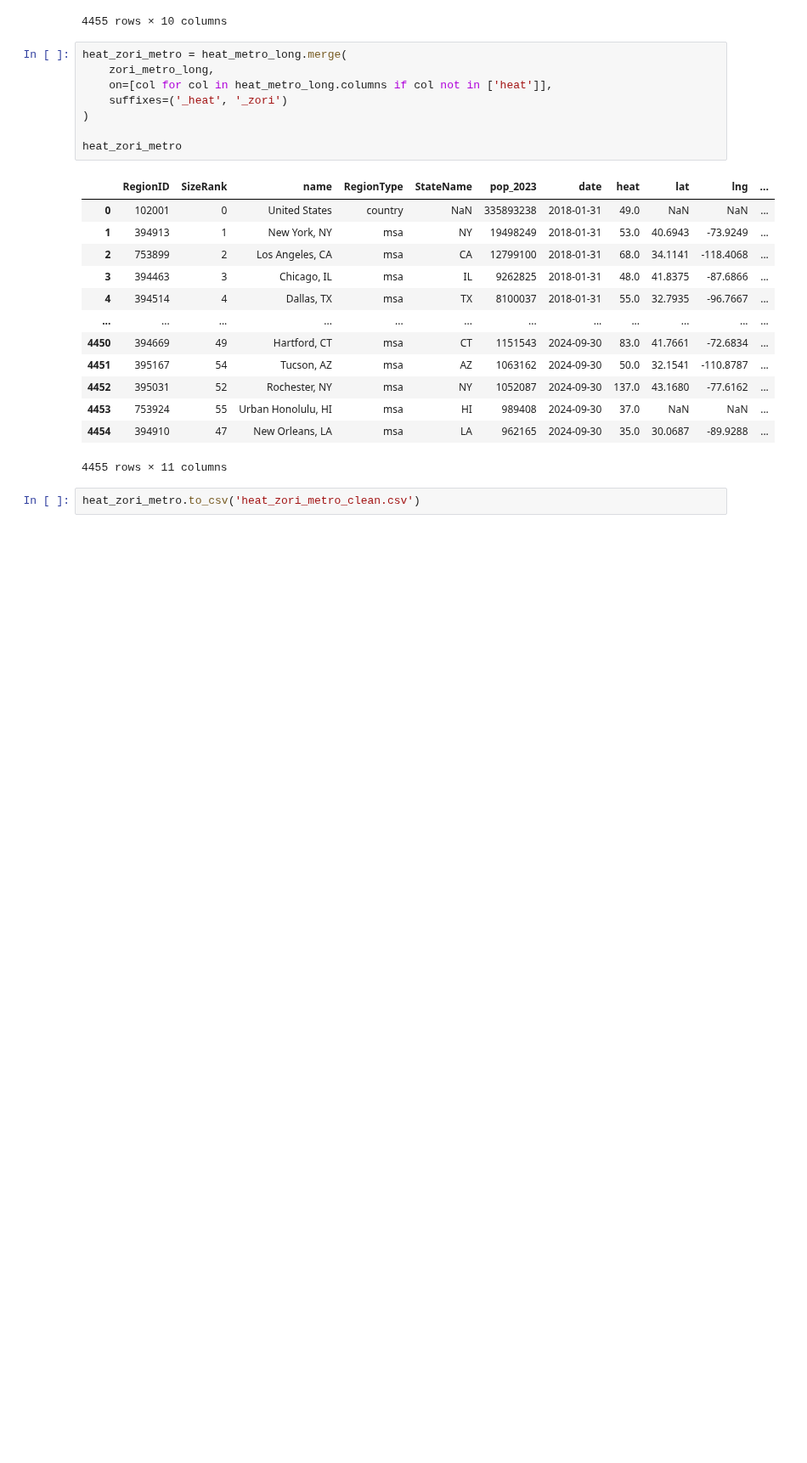
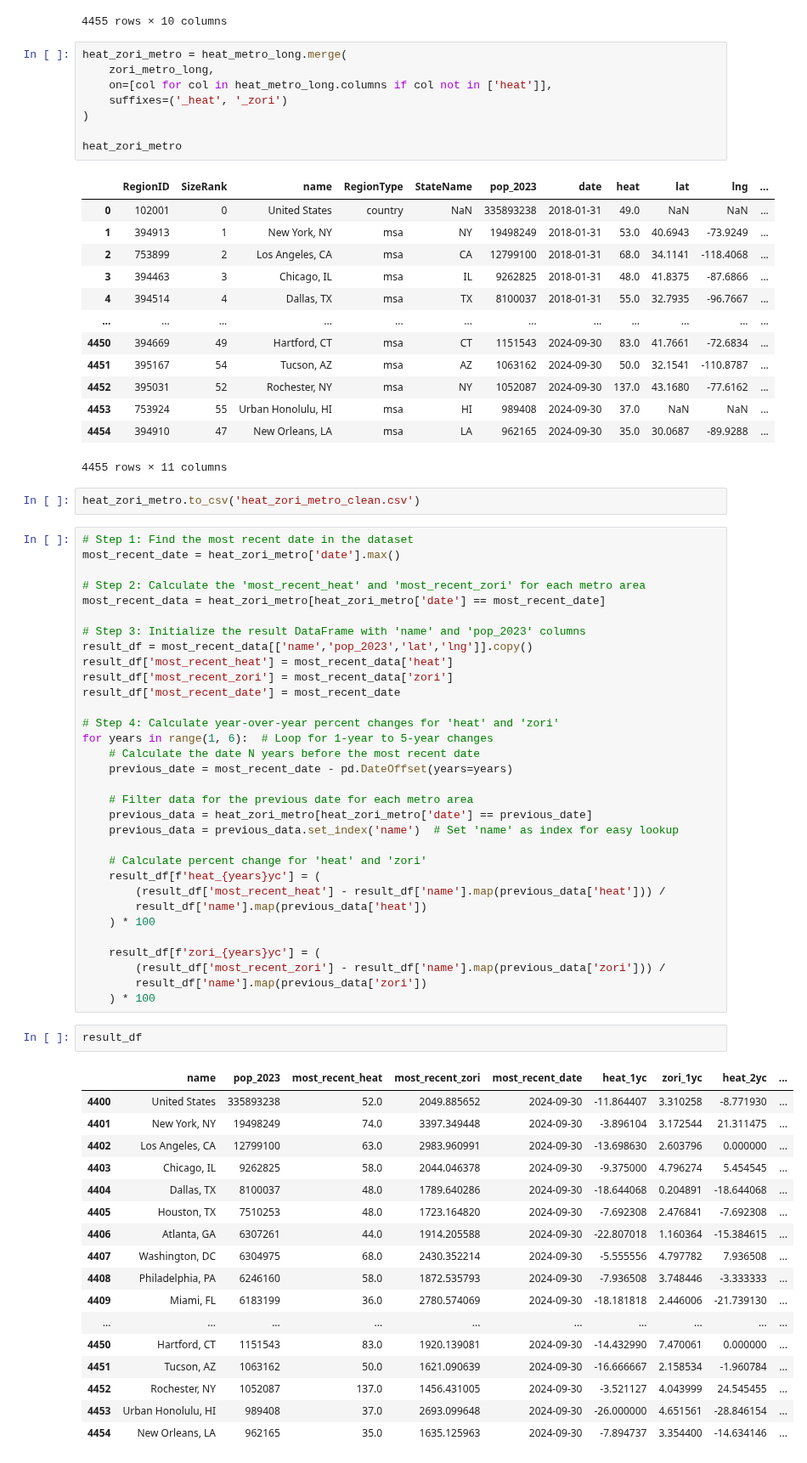
Before and after one commit to gmelmed/gmelmed.github.io, a Jupyter notebook: final_project/zillow_data_cleaning.ipynb, the cells around one changed output. Shown at 85% size. Cells and saved outputs as stored; diff of their text form; blank space fills up the shorter version.

```diff
--- a/final_project/zillow_data_cleaning.ipynb
+++ b/final_project/zillow_data_cleaning.ipynb
@@ -302,3 +302,55 @@ heat_zori_metro
 4455 rows × 11 columns
 # %%
 heat_zori_metro.to_csv('heat_zori_metro_clean.csv')
+# %%
+# Step 1: Find the most recent date in the dataset
+most_recent_date = heat_zori_metro['date'].max()
+
+# Step 2: Calculate the 'most_recent_heat' and 'most_recent_zori' for each metro area
+most_recent_data = heat_zori_metro[heat_zori_metro['date'] == most_recent_date]
+
+# Step 3: Initialize the result DataFrame with 'name' and 'pop_2023' columns
+result_df = most_recent_data[['name','pop_2023','lat','lng']].copy()
+result_df['most_recent_heat'] = most_recent_data['heat']
+result_df['most_recent_zori'] = most_recent_data['zori']
+result_df['most_recent_date'] = most_recent_date
+
+# Step 4: Calculate year-over-year percent changes for 'heat' and 'zori'
+for years in range(1, 6):  # Loop for 1-year to 5-year changes
+    # Calculate the date N years before the most recent date
+    previous_date = most_recent_date - pd.DateOffset(years=years)
+
+    # Filter data for the previous date for each metro area
+    previous_data = heat_zori_metro[heat_zori_metro['date'] == previous_date]
+    previous_data = previous_data.set_index('name')  # Set 'name' as index for easy lookup
+
+    # Calculate percent change for 'heat' and 'zori'
+    result_df[f'heat_{years}yc'] = (
+        (result_df['most_recent_heat'] - result_df['name'].map(previous_data['heat'])) /
+        result_df['name'].map(previous_data['heat'])
+    ) * 100
+
+    result_df[f'zori_{years}yc'] = (
+        (result_df['most_recent_zori'] - result_df['name'].map(previous_data['zori'])) /
+        result_df['name'].map(previous_data['zori'])
+    ) * 100
+# %%
+result_df
+# %% [output]
+|  | name | pop_2023 | most_recent_heat | most_recent_zori | most_recent_date | heat_1yc | zori_1yc | heat_2yc | ... |
+| 4400 | United States | 335893238 | 52.0 | 2049.885652 | 2024-09-30 | -11.864407 | 3.310258 | -8.771930 | ... |
+| 4401 | New York, NY | 19498249 | 74.0 | 3397.349448 | 2024-09-30 | -3.896104 | 3.172544 | 21.311475 | ... |
+| 4402 | Los Angeles, CA | 12799100 | 63.0 | 2983.960991 | 2024-09-30 | -13.698630 | 2.603796 | 0.000000 | ... |
+| 4403 | Chicago, IL | 9262825 | 58.0 | 2044.046378 | 2024-09-30 | -9.375000 | 4.796274 | 5.454545 | ... |
+| 4404 | Dallas, TX | 8100037 | 48.0 | 1789.640286 | 2024-09-30 | -18.644068 | 0.204891 | -18.644068 | ... |
+| 4405 | Houston, TX | 7510253 | 48.0 | 1723.164820 | 2024-09-30 | -7.692308 | 2.476841 | -7.692308 | ... |
+| 4406 | Atlanta, GA | 6307261 | 44.0 | 1914.205588 | 2024-09-30 | -22.807018 | 1.160364 | -15.384615 | ... |
+| 4407 | Washington, DC | 6304975 | 68.0 | 2430.352214 | 2024-09-30 | -5.555556 | 4.797782 | 7.936508 | ... |
+| 4408 | Philadelphia, PA | 6246160 | 58.0 | 1872.535793 | 2024-09-30 | -7.936508 | 3.748446 | -3.333333 | ... |
+| 4409 | Miami, FL | 6183199 | 36.0 | 2780.574069 | 2024-09-30 | -18.181818 | 2.446006 | -21.739130 | ... |
+| ... | ... | ... | ... | ... | ... | ... | ... | ... | ... |
+| 4450 | Hartford, CT | 1151543 | 83.0 | 1920.139081 | 2024-09-30 | -14.432990 | 7.470061 | 0.000000 | ... |
+| 4451 | Tucson, AZ | 1063162 | 50.0 | 1621.090639 | 2024-09-30 | -16.666667 | 2.158534 | -1.960784 | ... |
+| 4452 | Rochester, NY | 1052087 | 137.0 | 1456.431005 | 2024-09-30 | -3.521127 | 4.043999 | 24.545455 | ... |
+| 4453 | Urban Honolulu, HI | 989408 | 37.0 | 2693.099648 | 2024-09-30 | -26.000000 | 4.651561 | -28.846154 | ... |
+| 4454 | New Orleans, LA | 962165 | 35.0 | 1635.125963 | 2024-09-30 | -7.894737 | 3.354400 | -14.634146 | ... |
```
Also changed, not shown: parts of 2 cells of this notebook.
